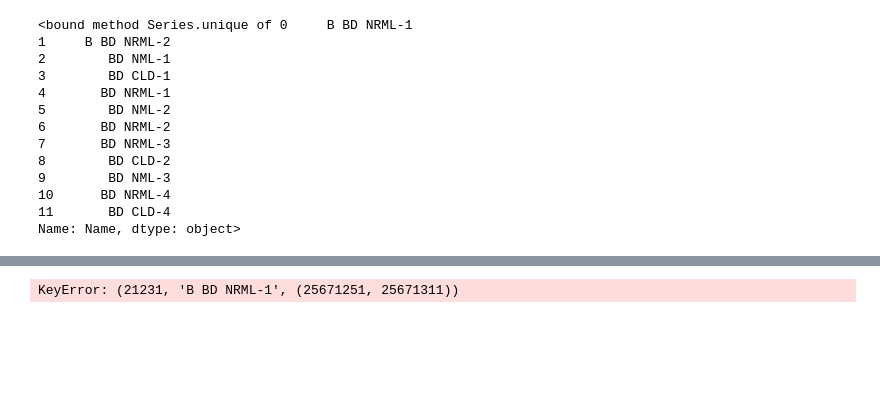
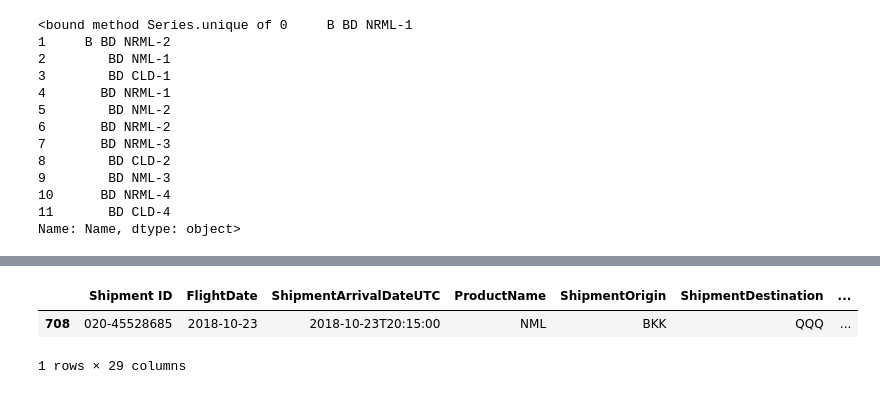
Before and after one commit to zanynik/rwth_opt, a Jupyter notebook: Gurobi - Air_Cargo_Time_Discreate.ipynb, the cells around one changed output, grey strips where cells are left out. Saved outputs shown, nothing was run; the diff lists cells and outputs as text; code cells hidden in the pictures; blank space fills up the shorter version.

Commit message:
initial working model for BD

```diff
--- a/Gurobi - Air_Cargo_Time_Discreate.ipynb
+++ b/Gurobi - Air_Cargo_Time_Discreate.ipynb
@@ -180 +407,7 @@ for i in ArrivalULDNumber_list:
+# %%
+booking[booking.ArrivalULDNumber==80226]
+# %% [output]
+|  | Shipment ID | FlightDate | ShipmentArrivalDateUTC | ProductName | ShipmentOrigin | ShipmentDestination | ... |
+| 708 | 020-45528685 | 2018-10-23 | 2018-10-23T20:15:00 | NML | BKK | QQQ | ... |
+1 rows × 29 columns
 # %%
@@ -191,13 +435,11 @@ for i in ArrivalULDNumber_list:
 # %%
-for i in ArrivalULDNumber_list:
-    for j in BreakDownZoneName_list:
-        #print(int(i),str(j))
-        new_check = df_merge1[(df_merge1.ArrivalULDNumber==i) & (df_merge1.BreakDownZoneName==j)]
-        shipment_arrival_time_minutes_loop = list(new_check['Shipment_arrival_time_minutes'].unique())[0]
-        shipment_arrival_duation_minutes_loop = list(new_check['one_hour_duration'].unique())[0] #list(new_check['Shipment_duration_minutes'].unique())[0]
-        handling_minutes = list(new_check['handling_m'].unique())[0]
-        cap = list(new_check['NumberOfWorkstations'].unique())[0]
-        #for k in range(shipment_arrival_time_minutes_loop+1, shipment_arrival_time_minutes_loop+shipment_arrival_duation_minutes_loop+1):
-        model.addConstr(cap - quicksum(x[a,j,(shipment_arrival_time_minutes_loop+1, shipment_arrival_time_minutes_loop+shipment_arrival_duation_minutes_loop+1)] for a in ArrivalULDNumber_list) >= quicksum(x[p,j,r] for p in ArrivalULDNumber_list for r in range(shipment_arrival_time_minutes_loop+1, shipment_arrival_time_minutes_loop+handling_minutes+1)))
+# for i in ArrivalULDNumber_list:
+#     for j in BreakDownZoneName_list:
+#         #print(int(i),str(j))
+#         new_check = df_merge1[(df_merge1.ArrivalULDNumber==i) & (df_merge1.BreakDownZoneName==j)]
+#         shipment_arrival_time_minutes_loop = list(new_check['Shipment_arrival_time_minutes'].unique())[0]
+#         shipment_arrival_duation_minutes_loop = list(new_check['one_hour_duration'].unique())[0] #list(new_check['Shipment_duration_minutes'].unique())[0]
+#         handling_minutes = list(new_check['handling_m'].unique())[0]
+#         cap = list(new_check['NumberOfWorkstations'].unique())[0]
+#         #for k in range(shipment_arrival_time_minutes_loop+1, shipment_arrival_time_minutes_loop+shipment_arrival_duation_minutes_loop+1):
+#         model.addConstr(cap - quicksum(x[a,j,range(shipment_arrival_time_minutes_loop, shipment_arrival_time_minutes_loop+shipment_arrival_duation_minutes_loop)] for a in ArrivalULDNumber_list) >= quicksum(x[p,j,r] for p in ArrivalULDNumber_list for r in range(shipment_arrival_time_minutes_loop, shipment_arrival_time_minutes_loop+handling_minutes)))
-# %% [output]
-KeyError: (21231, 'B BD NRML-1', (25671251, 25671311))
```
Also changed, not shown: parts of 58 cells of this notebook.
